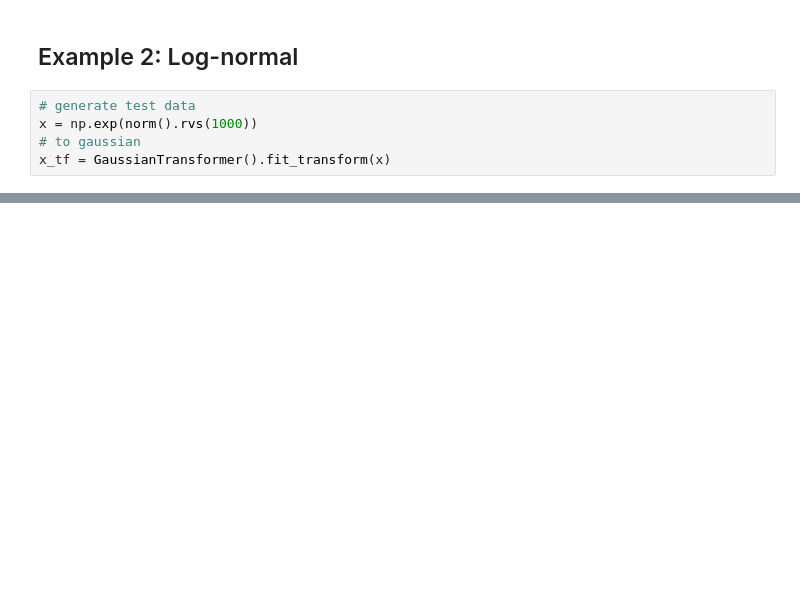
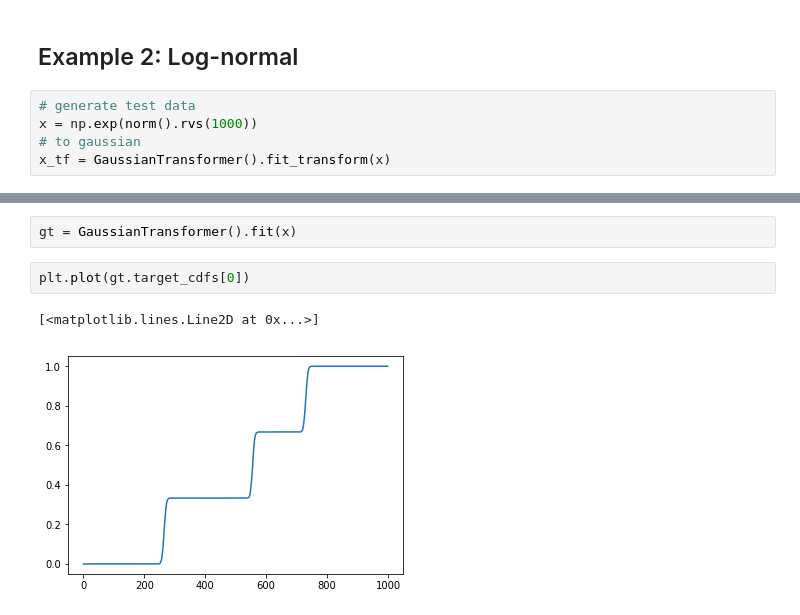
Before and after one commit to statefb/non-gaussian-converter, a Jupyter notebook: example.ipynb, the cells around one changed output, grey strips where cells are left out. Saved outputs shown, nothing was run; the diff lists cells and outputs as text; blank space fills up the shorter version.

```diff
--- a/example.ipynb
+++ b/example.ipynb
@@ -52,0 +72,7 @@ plt.legend()
+# %%
+gt = GaussianTransformer().fit(x)
+# %%
+plt.plot(gt.target_cdfs[0])
+# %% [output]
+[<matplotlib.lines.Line2D at 0x...>]
+[figure, added]
```
Also changed, not shown: parts of 6 cells of this notebook, 1 other file.
